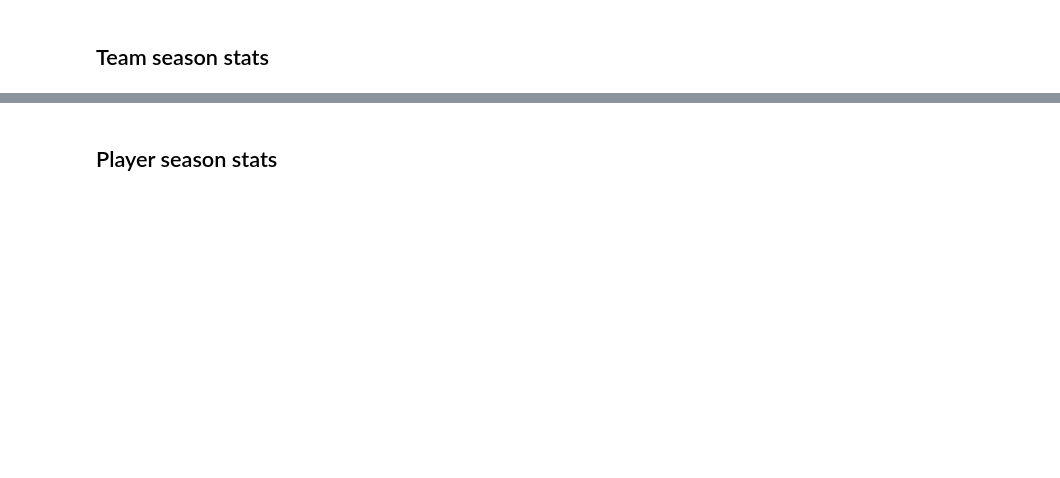
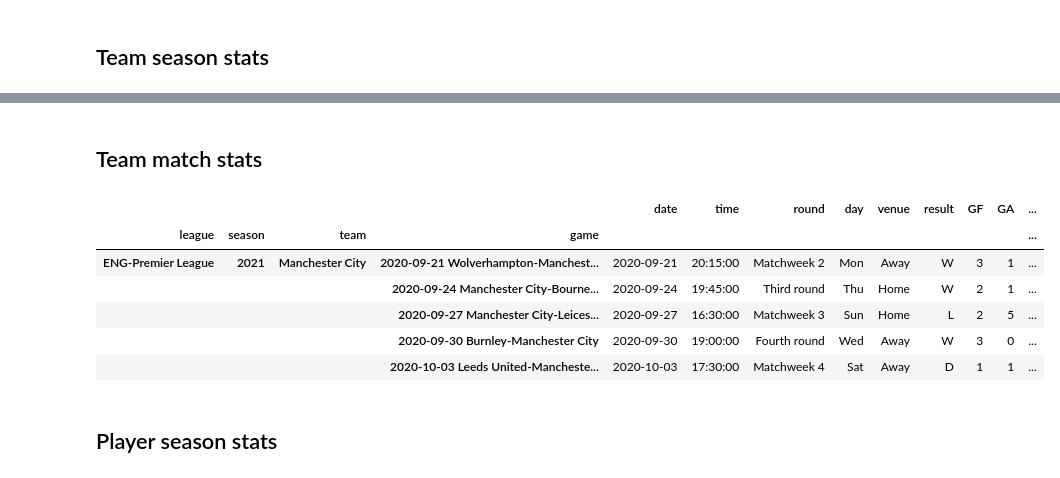
Before and after one commit to probberechts/soccerdata, a Jupyter notebook: docs/datasources/FBref.ipynb, the cells around one changed output, grey strips where cells are left out. Drawn from its saved outputs; the diff is of its cells as text; code cells hidden in the pictures; blank space fills up the shorter version.

```diff
--- a/docs/datasources/FBref.ipynb
+++ b/docs/datasources/FBref.ipynb
@@ -51,3 +51,16 @@ team_season_stats.head()
+# %% [markdown]
+## Team match stats
+# %%
+team_match_stats = fbref.read_team_match_stats(stat_type="schedule", team="Manchester City")
+team_match_stats.head()
+# %% [output]
+|  |  |  |  | date | time | round | day | venue | result | GF | GA | ... |
+| league | season | team | game |  |  |  |  |  |  |  |  | ... |
+| ENG-Premier League | 2021 | Manchester City | 2020-09-21 Wolverhampton-Manchest... | 2020-09-21 | 20:15:00 | Matchweek 2 | Mon | Away | W | 3 | 1 | ... |
+|  |  |  | 2020-09-24 Manchester City-Bourne... | 2020-09-24 | 19:45:00 | Third round | Thu | Home | W | 2 | 1 | ... |
+|  |  |  | 2020-09-27 Manchester City-Leices... | 2020-09-27 | 16:30:00 | Matchweek 3 | Sun | Home | L | 2 | 5 | ... |
+|  |  |  | 2020-09-30 Burnley-Manchester City | 2020-09-30 | 19:00:00 | Fourth round | Wed | Away | W | 3 | 0 | ... |
+|  |  |  | 2020-10-03 Leeds United-Mancheste... | 2020-10-03 | 17:30:00 | Matchweek 4 | Sat | Away | D | 1 | 1 | ... |
 # %% [markdown]
 ## Player season stats
 # %%
```
Also changed, not shown: parts of 12 cells of this notebook, 3 other files.
